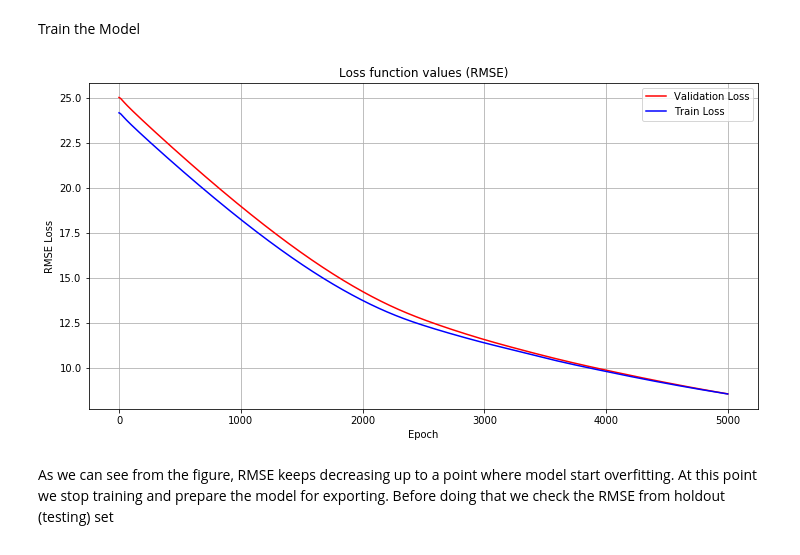
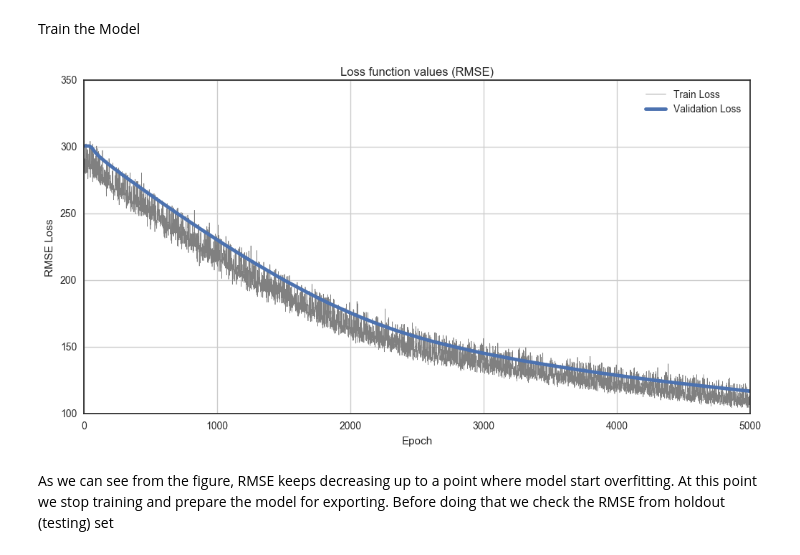
Before and after one commit to Sarunas-Girdenas/deploy_pytorch, a Jupyter notebook: deploy_pytorch_with_onnx.ipynb, the cells around one changed output. Saved outputs shown, nothing was run; the diff lists cells and outputs as text; code cells hidden in the pictures.

```diff
--- a/deploy_pytorch_with_onnx.ipynb
+++ b/deploy_pytorch_with_onnx.ipynb
@@ -16,7 +16,7 @@ boston = load_boston(return_X_y=True)
 # %%
-col_names = ['feature_' + str(i) for i in range(boston[0].shape[1])]
+col_names = ['feature_' + str(i) for i in range(boston['data'].shape[1])]
 # %%
-full_set = pd.DataFrame(boston[0], columns=col_names)
+full_set = pd.DataFrame(boston['data'], columns=col_names)
 # %%
 full_set.head()
 # %% [output]
@@ -29,6 +33,6 @@ full_set.head()
 # %%
 # add labels
-full_set['y_true'] = boston[1]
+full_set['y_true'] = boston['target']
 # %%
 full_set.head()
 # %% [output]
@@ -121,6 +125,9 @@ for t in range(n_epochs):
     # create a permutation
     permutation = torch.randperm(x.size()[0])
     permutation_val = torch.randperm(x_val.size()[0])
+
+    epoch_loss = 0
+    epoch_loss_val = 0
 
     # loop over each batch
     for b in range(0, x.size()[0], batch_size):
@@ -132,34 +139,37 @@ for t in range(n_epochs):
 
         # select batches
         batch_x, batch_y = x[indices], y[indices]
-        # validation
-        y_pred_val = model(x_val)
+        # batch prediction
+        y_pred_batch = model(batch_x)
 
         # Compute and print loss
-        loss = criterion(y_pred_val, y_val)
+        loss = criterion(y_pred_batch, batch_y)
 
         # Compute train loss
-        y_pred_train = model(x)
-        loss_train = criterion(y_pred_train, y)
+        y_pred_val = model(x_val)
+        loss_val = criterion(y_pred_val, y_val)
 
         # Zero gradients, perform a backward pass, and update the weights.
         loss.backward()
         optimizer.step()
 
-    val_loss.append(loss.data[0]**(1/2))
-    train_loss.append(loss_train.data[0]**(1/2))
+        epoch_loss += loss.data[0]**(1/2)
+        epoch_loss_val += loss_val.data[0]**(1/2)
+
+    train_loss.append(epoch_loss)
+    val_loss.append(epoch_loss_val)
 # %%
 plt.figure(figsize=(12, 6))
 plt.title('Loss function values (RMSE)')
-plt.plot(val_loss, 'r', label='Validation Loss')
-plt.plot(train_loss, 'b', label='Train Loss')
+plt.plot(train_loss, label='Train Loss', linewidth=0.5, color='grey')
+plt.plot(val_loss, label='Validation Loss', linewidth=3.5)
 plt.ylabel('RMSE Loss')
 plt.xlabel('Epoch')
 plt.legend(loc='upper right')
 plt.grid()
 plt.show()
 # %% [output]
-[figure, old version]
+[figure, new version]
 # %% [markdown]
 As we can see from the figure, RMSE keeps decreasing up to a point where model start overfitting. At this point we stop training and prepare the model for exporting. Before doing that we check the RMSE from holdout (testing) set
 # %%
```
Also changed, not shown: parts of 4 cells of this notebook.
